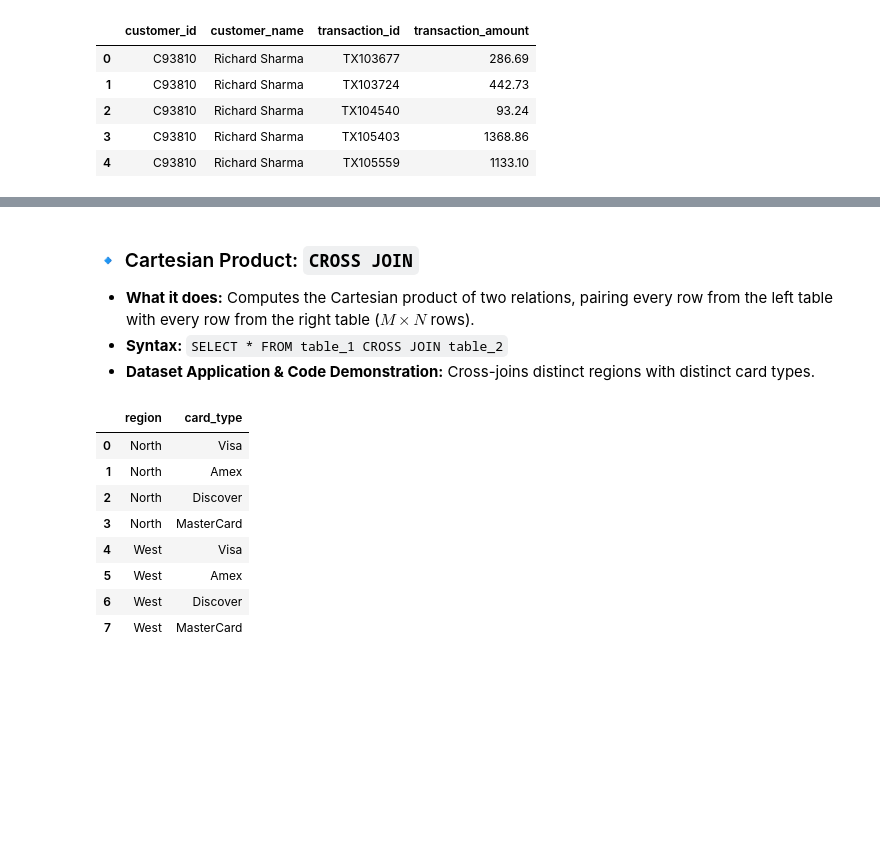
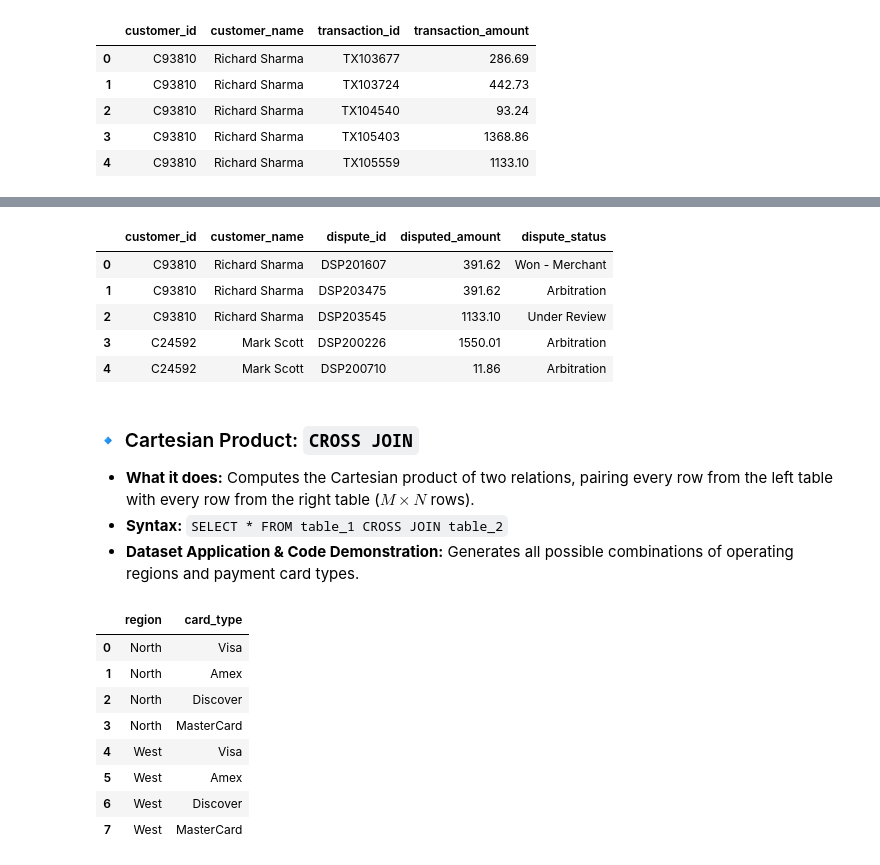
Before and after one commit to iankurbhatt/investigate-pandas, a Jupyter notebook: investigate_sql/04. joins_inner_left_cross.ipynb, the cells around one changed output, grey strips where cells are left out. Cells and saved outputs as stored; diff of their text form; code cells hidden in the pictures; blank space fills up the shorter version.

```diff
--- a/investigate_sql/04. joins_inner_left_cross.ipynb
+++ b/investigate_sql/04. joins_inner_left_cross.ipynb
@@ -121,8 +163,27 @@ LIMIT 5;
+# %%
+%%sql
+SELECT
+    c.customer_id,
+    (c.first_name || ' ' || c.last_name) AS customer_name,
+    d.dispute_id,
+    d.disputed_amount,
+    d.dispute_status
+FROM customers c
+FULL OUTER JOIN disputes d ON c.customer_id = d.customer_id
+WHERE d.dispute_id IS NOT NULL OR c.customer_id LIKE 'C1000%'
+LIMIT 5;
+# %% [output]
+|  | customer_id | customer_name | dispute_id | disputed_amount | dispute_status |
+| 0 | C93810 | Richard Sharma | DSP201607 | 391.62 | Won - Merchant |
+| 1 | C93810 | Richard Sharma | DSP203475 | 391.62 | Arbitration |
+| 2 | C93810 | Richard Sharma | DSP203545 | 1133.10 | Under Review |
+| 3 | C24592 | Mark Scott | DSP200226 | 1550.01 | Arbitration |
+| 4 | C24592 | Mark Scott | DSP200710 | 11.86 | Arbitration |
 # %% [markdown]
 ### 🔹 Cartesian Product: `CROSS JOIN`
 - **What it does:** Computes the Cartesian product of two relations, pairing every row from the left table with every row from the right table ($M \times N$ rows).
 - **Syntax:** `SELECT * FROM table_1 CROSS JOIN table_2`
-- **Dataset Application & Code Demonstration:** Cross-joins distinct regions with distinct card types.
+- **Dataset Application & Code Demonstration:** Generates all possible combinations of operating regions and payment card types.
 # %%
 %%sql
 SELECT
```
Also changed, not shown: parts of 14 cells of this notebook, 1 other file.
